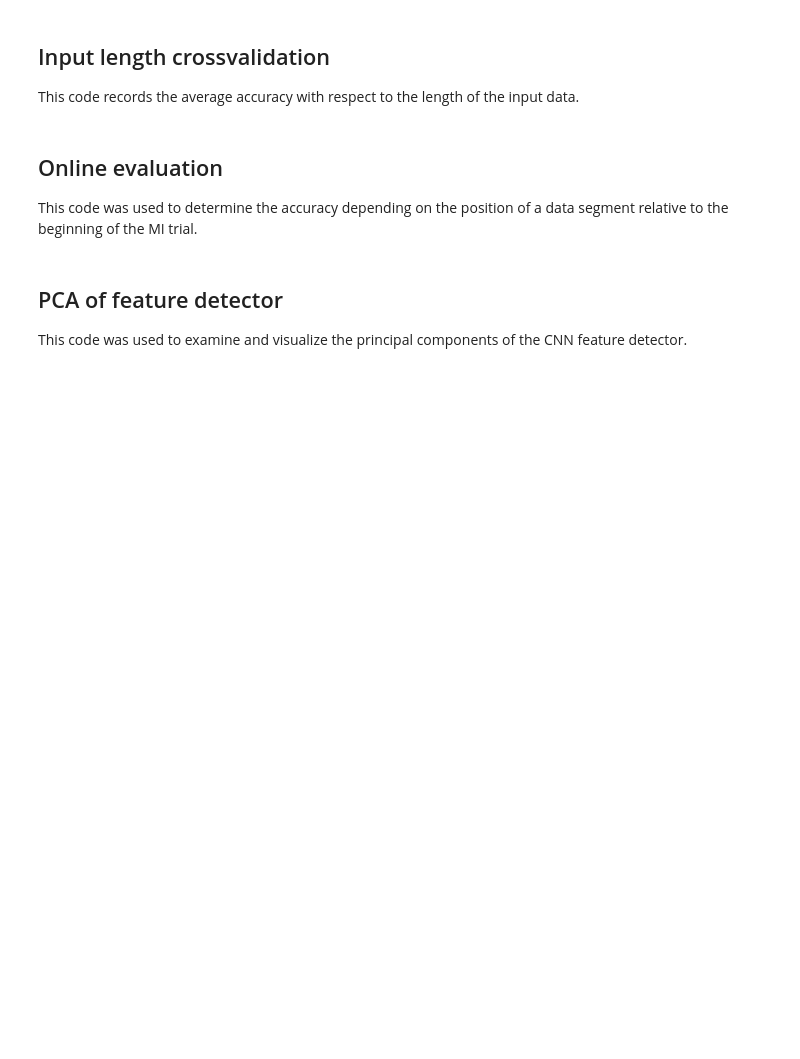
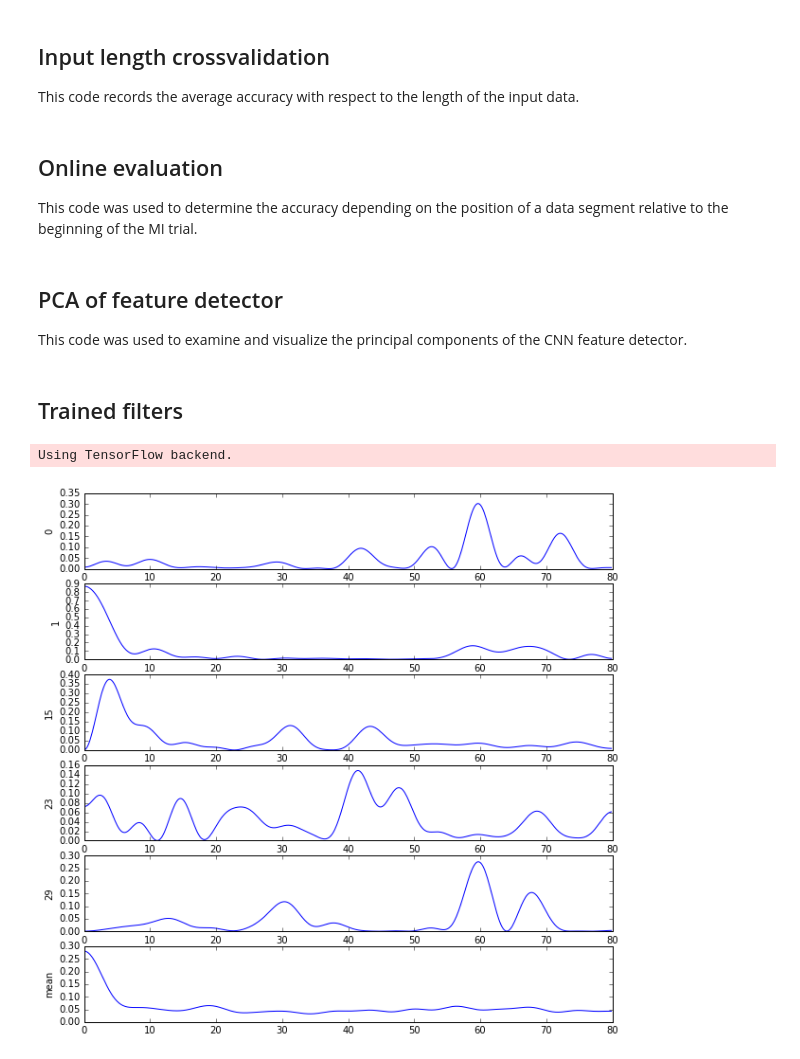
Before and after one commit to hauke-d/cnn-eeg, a Jupyter notebook: main.ipynb, the cells around one changed output. Cells and saved outputs as stored; diff of their text form; code cells hidden in the pictures; blank space fills up the shorter version.

Commit message:
Filter analysis

```diff
--- a/main.ipynb
+++ b/main.ipynb
@@ -15,9 +17,11 @@ input_length = 3 * 160 # = 3s
 electrodes = range(64)
 epochs = 3
 epoch_steps = 5 # record performance 5 times per epoch
-batch = 32
-nclasses = [2, 3, 4]
-splits = range(5)
+batch = 16
+#nclasses = [2, 3, 4]
+nclasses = [3]
+#splits = range(5)
+splits = [0]
 
 results = np.zeros((len(nclasses), len(splits), 4, epochs*epoch_steps))
 for j,nclasses in enumerate(nclasses):
@@ -250,3 +254,60 @@ for i, name in enumerate(fnames):
     plt.ylabel("PC 1")
     print "File %s" % name,
     print "variance explained: %.2f %%" % (np.sum(pca.explained_variance_ratio_[:2])*100)
+# %% [markdown]
+## Trained filters
+# %%
+import numpy as np
+from scipy.signal import freqz
+import math
+import models
+from matplotlib import pyplot as plt
+from matplotlib2tikz import save as tikz_save
+
+electrodes = range(64)
+nclasses=3
+input_length = 3 * 160
+
+model = models.create_raw_model(
+    nchan=len(electrodes),
+    nclasses=nclasses,
+    trial_length=input_length
+)
+
+model.load_weights("weights-3cl-0.hdf5")
+
+filters = model.get_weights()[0].reshape((30,40))
+
+results = np.zeros((40,512))
+for i in range(40):
+    f = filters[:,i]
+    freq, h = freqz(f,[1])
+    results[i,:] = abs(h) ** 2
+
+def mid_freq(row, freq):
+    n = len(row)
+    nrow = row/row.mean()
+    return sum(np.multiply(nrow[:n/2+1],freq[:n/2+1]))
+
+
+order = map(lambda r: mid_freq(r, freq), results)
+idx_ordered = sorted(range(40), key=lambda v: order[v])
+# %% [output]
+Using TensorFlow backend.
+# %%
+plt.figure(figsize=(10,10))
+#selection = range(40)
+selection = [0,1,15,23,29]
+for i,s in enumerate(selection):
+    plt.subplot(len(selection)+1,1,i+1)
+    plt.plot(freq / math.pi * 80, results[idx_ordered[s]])
+    #plt.ylabel("|H(f)_%d|^2" % s)
+    plt.ylabel(s)
+    #plt.ylim(0,0.6)
+plt.subplot(len(selection)+1,1,len(selection)+1)
+plt.plot(freq / math.pi * 80, results.mean(0))
+plt.ylabel("mean")
+#tikz_save("temporal_filters.tex")
+pass
+# %% [output]
+[figure, added]
```
Also changed, not shown: parts of 3 cells of this notebook, 2 other files.
